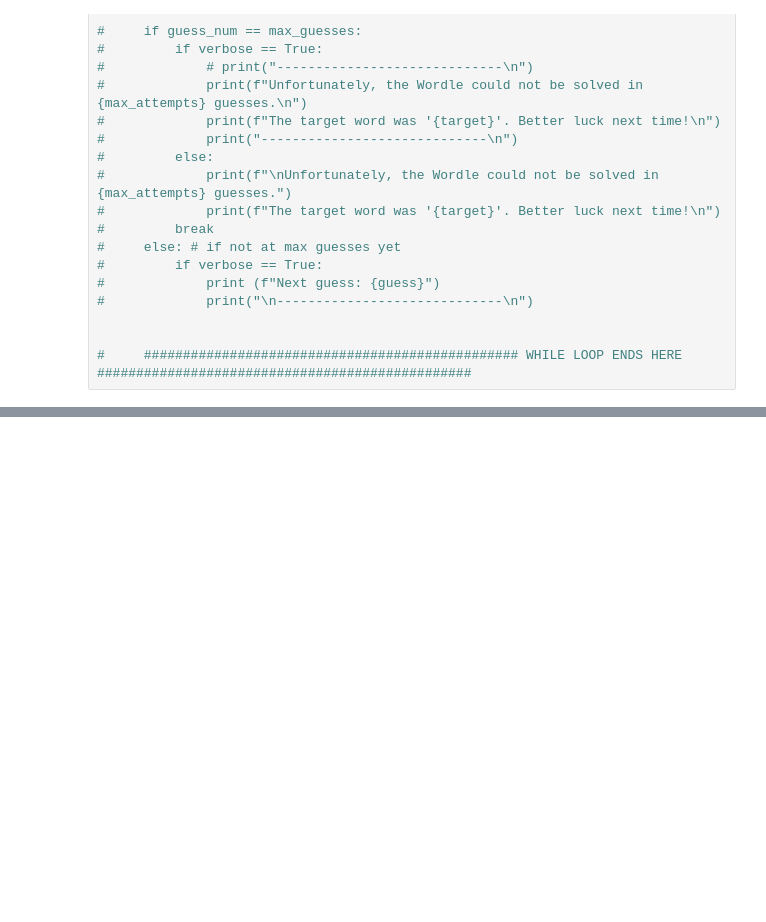
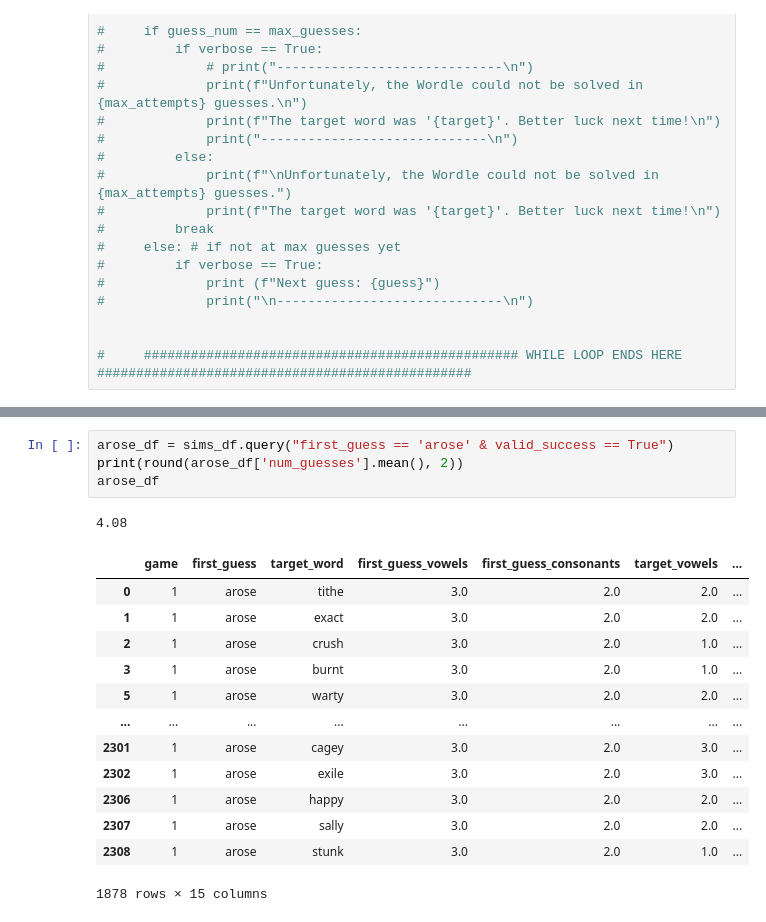
Before and after one commit to kmaurinjones/wordle_wizard, a Jupyter notebook: wordle_solving_function.ipynb, the cells around one changed output, grey strips where cells are left out. Cells and saved outputs as stored; diff of their text form; blank space fills up the shorter version.

```diff
--- a/wordle_solving_function.ipynb
+++ b/wordle_solving_function.ipynb
@@ -1699,0 +2015,19 @@ The target word was 'creed'.
+# %%
+arose_df = sims_df.query("first_guess == 'arose' & valid_success == True")
+print(round(arose_df['num_guesses'].mean(), 2))
+arose_df
+# %% [output]
+4.08
+|  | game | first_guess | target_word | first_guess_vowels | first_guess_consonants | target_vowels | ... |
+| 0 | 1 | arose | tithe | 3.0 | 2.0 | 2.0 | ... |
+| 1 | 1 | arose | exact | 3.0 | 2.0 | 2.0 | ... |
+| 2 | 1 | arose | crush | 3.0 | 2.0 | 1.0 | ... |
+| 3 | 1 | arose | burnt | 3.0 | 2.0 | 1.0 | ... |
+| 5 | 1 | arose | warty | 3.0 | 2.0 | 2.0 | ... |
+| ... | ... | ... | ... | ... | ... | ... | ... |
+| 2301 | 1 | arose | cagey | 3.0 | 2.0 | 3.0 | ... |
+| 2302 | 1 | arose | exile | 3.0 | 2.0 | 3.0 | ... |
+| 2306 | 1 | arose | happy | 3.0 | 2.0 | 2.0 | ... |
+| 2307 | 1 | arose | sally | 3.0 | 2.0 | 2.0 | ... |
+| 2308 | 1 | arose | stunk | 3.0 | 2.0 | 1.0 | ... |
+1878 rows × 15 columns
```
Also changed, not shown: parts of 31 cells of this notebook.
